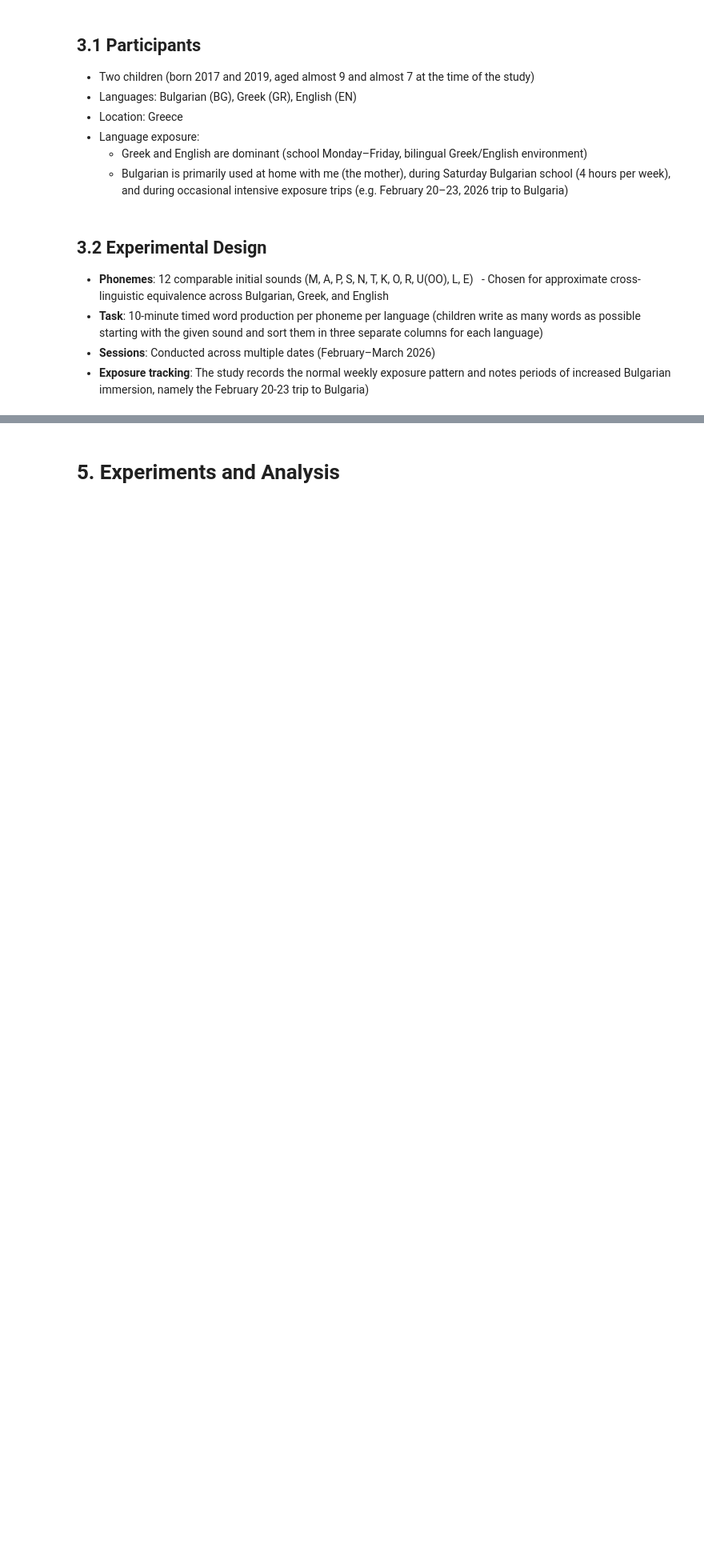
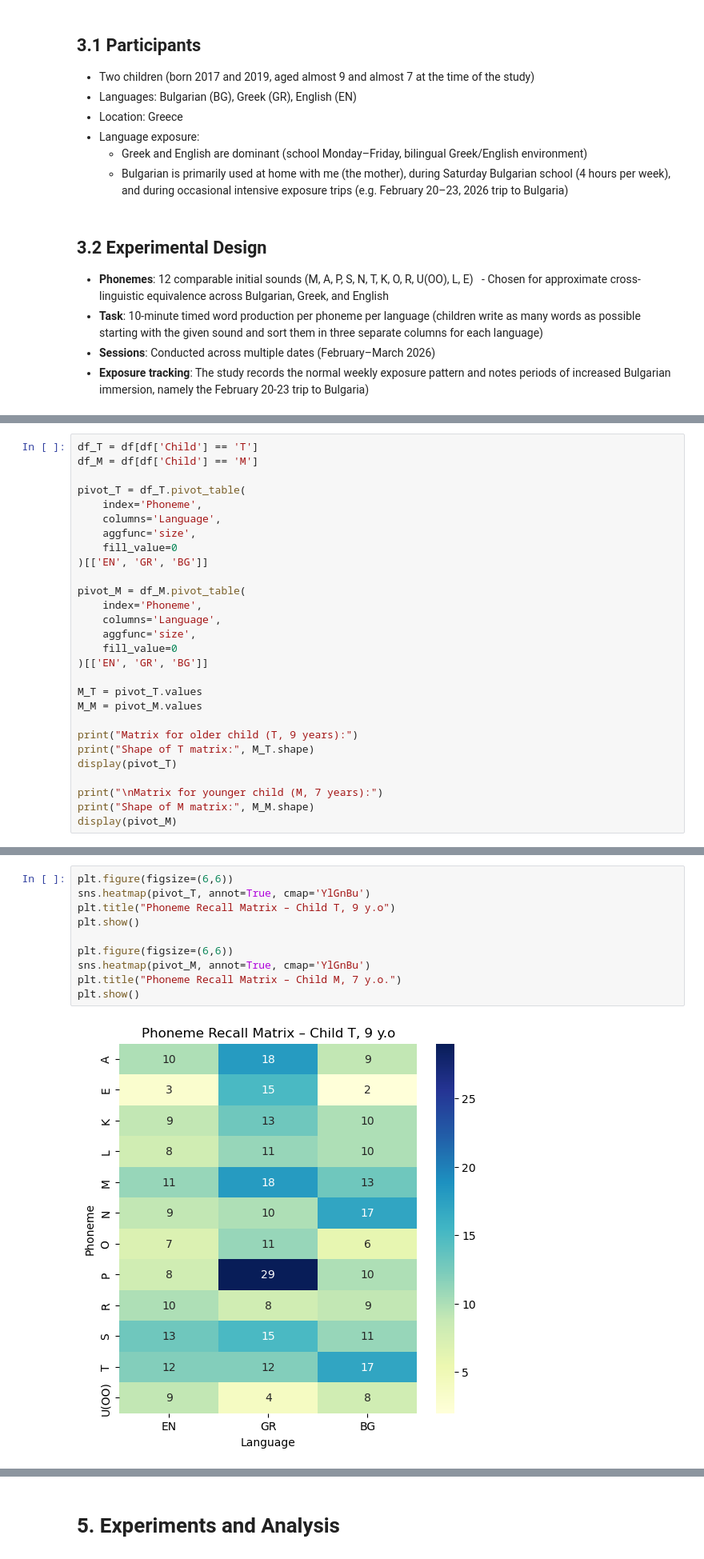
Before and after one commit to Slavena1/SoftUni-Math-for-Devs-Final-Project, a Jupyter notebook: SlavenaProject.ipynb, the cells around one changed output, grey strips where cells are left out. Shown at 80% size. Drawn from its saved outputs; the diff is of its cells as text; blank space fills up the shorter version.

Commit message:
Developed Section 3, loaded the data, summarized statistics, built two 12x3 matrices per child, built heatmaps, modeled pre and post Bulgarian word production, received unexpected results

```diff
--- a/SlavenaProject.ipynb
+++ b/SlavenaProject.ipynb
@@ -82,0 +138,28 @@ Additional fataset characteristics:
+# %%
+df_T = df[df['Child'] == 'T']
+df_M = df[df['Child'] == 'M']
+
+pivot_T = df_T.pivot_table(
+    index='Phoneme',
+    columns='Language',
+    aggfunc='size',
+    fill_value=0
+)[['EN', 'GR', 'BG']]
+
+pivot_M = df_M.pivot_table(
+    index='Phoneme',
+    columns='Language',
+    aggfunc='size',
+    fill_value=0
+)[['EN', 'GR', 'BG']]
+
+M_T = pivot_T.values
+M_M = pivot_M.values
+
+print("Matrix for older child (T, 9 years):")
+print("Shape of T matrix:", M_T.shape)
+display(pivot_T)
+
+print("\nMatrix for younger child (M, 7 years):")
+print("Shape of M matrix:", M_M.shape)
+display(pivot_M)
@@ -82,0 +201,12 @@ Additional fataset characteristics:
+# %%
+plt.figure(figsize=(6,6))
+sns.heatmap(pivot_T, annot=True, cmap='YlGnBu')
+plt.title("Phoneme Recall Matrix – Child T, 9 y.o")
+plt.show()
+
+plt.figure(figsize=(6,6))
+sns.heatmap(pivot_M, annot=True, cmap='YlGnBu')
+plt.title("Phoneme Recall Matrix – Child M, 7 y.o.")
+plt.show()
+# %% [output]
+[figure, added]
```
Also changed, not shown: parts of 14 cells of this notebook, 1 other file.
